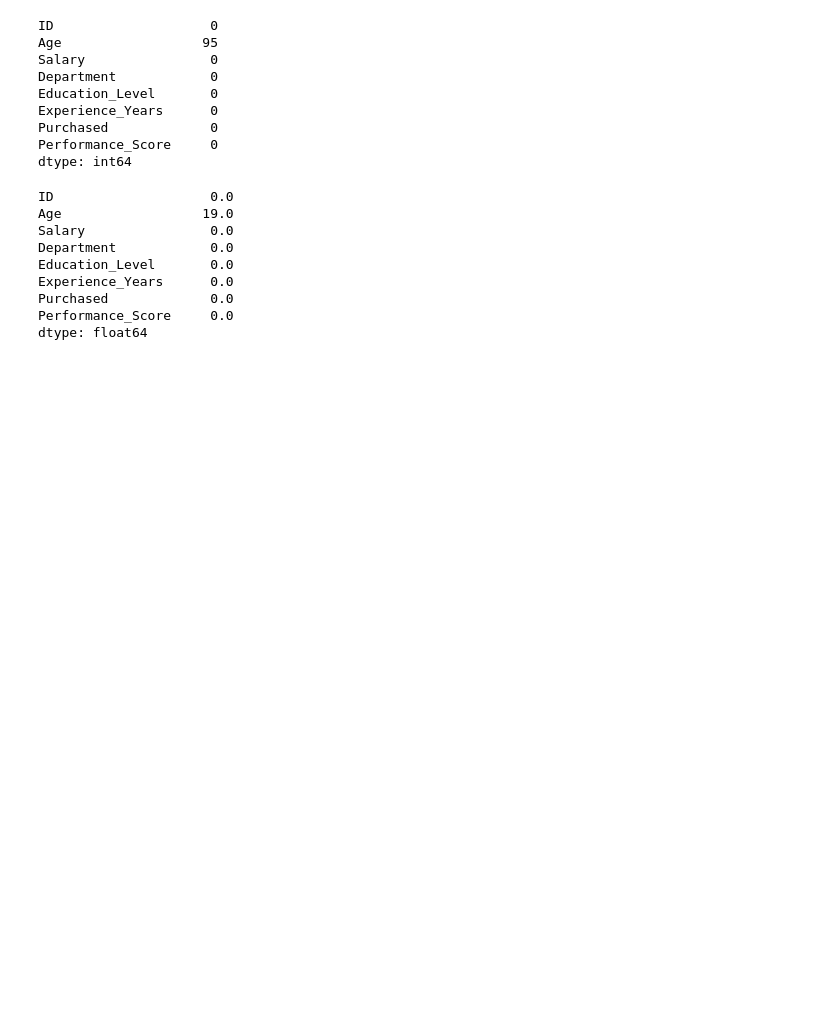
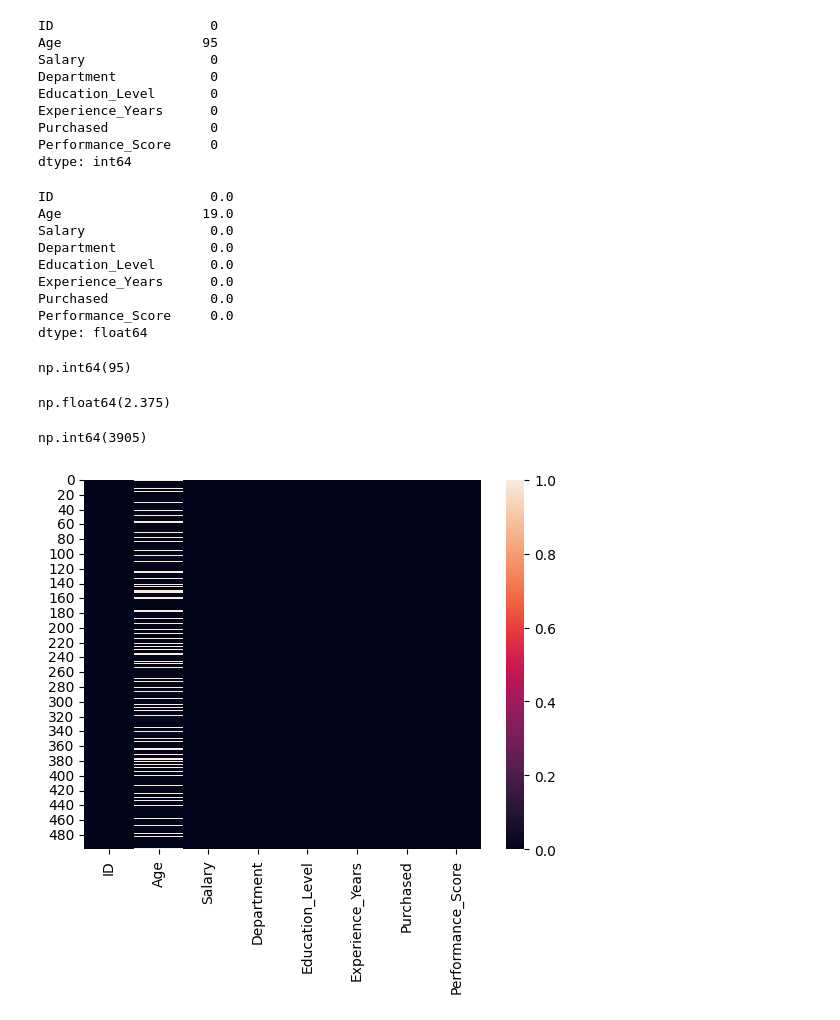
Before and after one commit to theamityadavv/Machine_Learning_Course, a Jupyter notebook: exploration.ipynb, the cells around one changed output. Drawn from its saved outputs; the diff is of its cells as text; code cells hidden in the pictures; blank space fills up the shorter version.

```diff
--- a/exploration.ipynb
+++ b/exploration.ipynb
@@ -65,3 +69,25 @@ Experience_Years      0.0
 Purchased             0.0
 Performance_Score     0.0
 dtype: float64
+# %%
+#to calculat the total no of nul value in the dataset
+
+dataset.isnull().sum().sum()
+# %% [output]
+np.int64(95)
+# %%
+#percentage null value in the dataset
+dataset.isnull().sum().sum()/(dataset.shape[0]*dataset.shape[1])*100
+# %% [output]
+np.float64(2.375)
+# %%
+#to calculate the not null va;use in the dataset
+dataset.notnull().sum().sum()
+# %% [output]
+np.int64(3905)
+# %%
+#it will show the graphical way in each column the null values
+sns.heatmap(dataset.isnull())
+plt.show()
+# %% [output]
+[figure, added]
```
Also changed, not shown: parts of 3 cells of this notebook.
